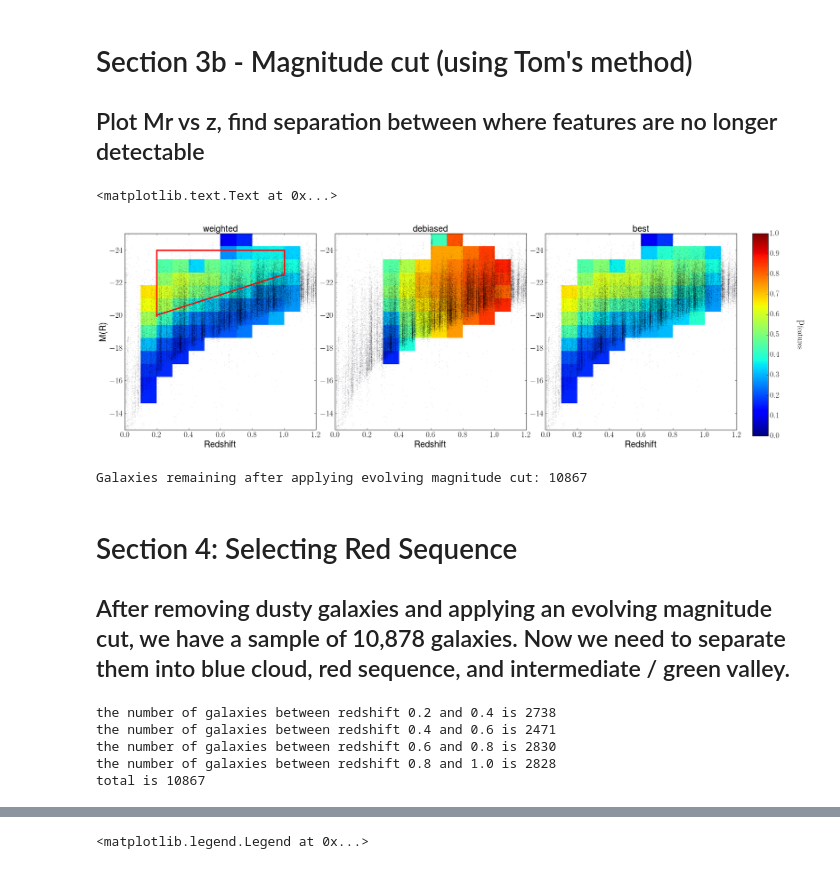
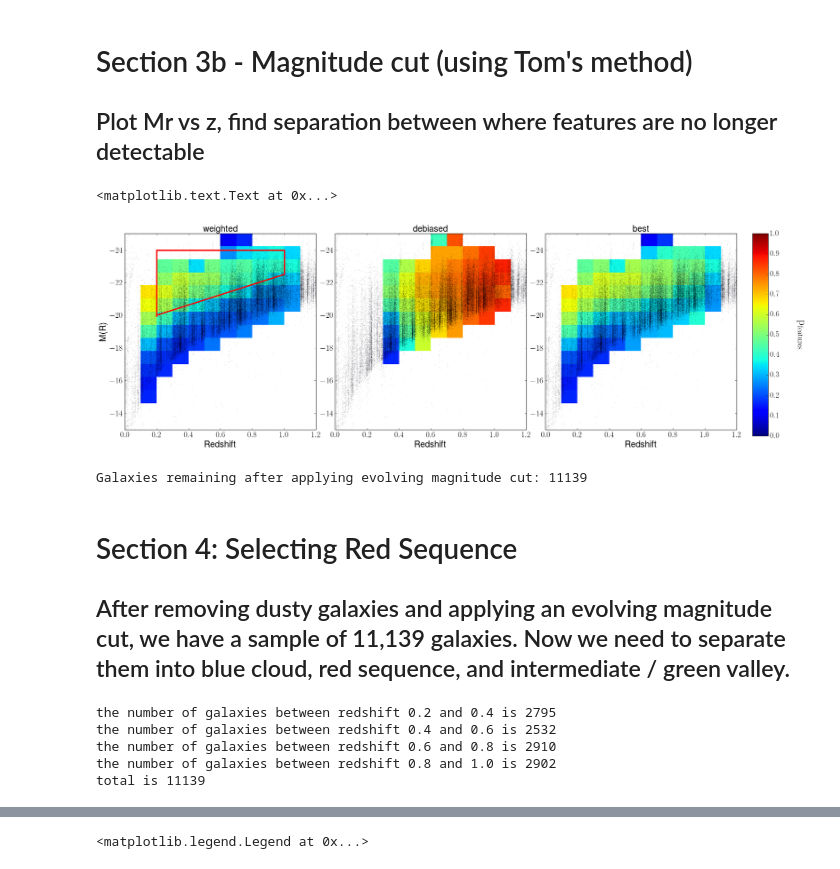
Before and after one commit to Mel23/GZ_Hubble_Science, a Jupyter notebook: Red_Disk_Fraction/red_disks.ipynb, the cells around one changed output, grey strips where cells are left out. Cells and saved outputs as stored; diff of their text form; code cells hidden in the pictures.

```diff
--- a/Red_Disk_Fraction/red_disks.ipynb
+++ b/Red_Disk_Fraction/red_disks.ipynb
@@ -44,8 +49,8 @@ data_8_1 = (data['Z']>0.8) & (data['Z']<=1) #& (data['t01_smooth_or_features_a02
 # %%
-data_2_4_red = (data['Z']>=0.2) & (data['Z']<=.4) & (data['MNUV']-data['MR']>4) & (data['MNUV']-data['MR']<(1.6+2.2*(data['MR']-data['MJ'])))
-data_4_6_red = (data['Z']>0.4) & (data['Z']<=.6) & (data['MNUV']-data['MR']>4) & (data['MNUV']-data['MR']<1.6+2.2*(data['MR']-data['MJ']))
-data_6_8_red = (data['Z']>0.6) & (data['Z']<=.8) & (data['MNUV']-data['MR']>4) & (data['MNUV']-data['MR']<1.6+2.2*(data['MR']-data['MJ']))
-data_8_1_red = (data['Z']>0.8) & (data['Z']<=1) & (data['MNUV']-data['MR']>4) & (data['MNUV']-data['MR']<1.6+2.2*(data['MR']-data['MJ']))
+data_2_4_red = (data[z]>=0.2) & (data[z]<=.4) & (data['MNUV']-data['MR']>4) & (data['MNUV']-data['MR']<(1.6+2.2*(data['MR']-data['MJ'])))
+data_4_6_red = (data[z]>0.4) & (data[z]<=.6) & (data['MNUV']-data['MR']>4) & (data['MNUV']-data['MR']<1.6+2.2*(data['MR']-data['MJ']))
+data_6_8_red = (data[z]>0.6) & (data[z]<=.8) & (data['MNUV']-data['MR']>4) & (data['MNUV']-data['MR']<1.6+2.2*(data['MR']-data['MJ']))
+data_8_1_red = (data[z]>0.8) & (data[z]<=1) & (data['MNUV']-data['MR']>4) & (data['MNUV']-data['MR']<1.6+2.2*(data['MR']-data['MJ']))
 # %%
 mpl.rcParams['xtick.labelsize'] = 18
 mpl.rcParams['ytick.labelsize'] = 18
@@ -87,18 +92,3 @@ The number of galaxies after removing dusty galaxies is 50460
 # %% [markdown]
 # Section 3a - Surface Brightness Cut
 ## I'm not sure exactly what the best route is here - magnitude or surface brightness. Will try both for now?
-# %%
-mpl.rcParams['xtick.labelsize'] = 18
-mpl.rcParams['ytick.labelsize'] = 18
-
-f=plt.figure(figsize=(6,6))
-gs=gridspec.GridSpec(1,1)
-
-ax=plt.subplot(gs[0,0])
-hist,xedges,yedges=np.histogram2d(data[data_2_1]['Z'],data[data_2_1]['MU_HI'],range=((.2,1),(18,26)))
-extent=[xedges[0],xedges[-1],yedges[0],yedges[-1]]
-plt.imshow(hist.T,origin='lower',interpolation='nearest',extent=extent,aspect='auto',cmap=cm.Blues)
-plt.colorbar()
-plt.axhline(y=22.5,ls='dashed',color='k',lw=3)
-plt.xlabel('redshift',fontsize=20)
-plt.ylabel('MU~HI',fontsize=20)
@@ -119,12 +154,12 @@ def zHist3D(xedges,yedges,the_data,colorhist,p):
     newmatrix = np.zeros(shape=(len(yedges)-1,len(xedges)-1))
     for i in range(0,len(yedges)-1):
         for j in range(0,len(xedges)-1):
-            data_i_j = (the_data['MR']>=yedges[i]) & (the_data['MR'] < yedges[i+1]) & (the_data['Z']>=xedges[j]) & (the_data['Z']<xedges[j+1])
+            data_i_j = (the_data['MR']>=yedges[i]) & (the_data['MR'] < yedges[i+1]) & (the_data[z]>=xedges[j]) & (the_data[z]<xedges[j+1])
             newmatrix[i,j]=np.nanmean(the_data[data_i_j][p])
     newmatrix=ma.masked_where(colorhist.T<50,newmatrix)
     return newmatrix
 # %%
-maghist,xedges,yedges = np.histogram2d(data['Z'],data['MR'],range=((.1,1.1),(-25,-13)),bins=(10,15))
+maghist,xedges,yedges = np.histogram2d(data[z],data['MR'],range=((.1,1.1),(-25,-13)),bins=(10,15))
 extent=[xedges[0],xedges[-1],yedges[0],yedges[-1]]
 this_hist_weighted=zHist3D(xedges,yedges,data,maghist,'t01_smooth_or_features_a02_features_or_disk_weighted_fraction')
 this_hist_debiased=zHist3D(xedges,yedges,data[correctable_data],maghist,'t01_smooth_or_features_a02_features_or_disk_debiased_fraction')
@@ -140,7 +175,7 @@ gs=gridspec.GridSpec(1,3)
 gs.update(wspace=.1,hspace=0)
 
 ax1=plt.subplot(gs[0,0])
-plt.scatter(data['Z'],data['MR'],s=.1,alpha=.2)
+plt.scatter(data[z],data['MR'],s=.1,alpha=.2)
 plt.imshow(this_hist_weighted,origin='lower',extent=extent,interpolation='nearest',vmin=0,vmax=1,aspect='auto',cmap=cmap)
 x=np.linspace(.2,1,10)
 plt.plot(x,-19.375-3.125*x,c='r',lw=3)
@@ -151,35 +186,35 @@ plt.axvline(x=1,ymin=.8,ymax=.91,lw=3,c='r')
 
 
 plt.xlim(0,1.2)
 plt.ylim(-25,-13)
 plt.xlabel('Redshift',fontsize=20)
 plt.ylabel('M(R)',fontsize=20)
 plt.title('weighted',fontsize=20)
 plt.gca().invert_yaxis()
 
 ax2=plt.subplot(gs[0,1])
-plt.scatter(data['Z'],data['MR'],s=.1,alpha=.2)
+plt.scatter(data[z],data['MR'],s=.1,alpha=.2)
 plt.imshow(this_hist_debiased,origin='lower',extent=extent,interpolation='nearest',vmin=0,vmax=1,aspect='auto',cmap=cmap)
 plt.xlim(0,1.2)
 plt.ylim(-25,-13)
 plt.xlabel('Redshift',fontsize=20)
 plt.title('debiased',fontsize=20)
 plt.gca().invert_yaxis()
 
 ax3=plt.subplot(gs[0,2])
-plt.scatter(data['Z'],data['MR'],s=.1,alpha=.2)
+plt.scatter(data[z],data['MR'],s=.1,alpha=.2)
 im=plt.imshow(this_hist_best,origin='lower',extent=extent,interpolation='nearest',vmin=0,vmax=1,aspect='auto',cmap=cmap)
 plt.xlim(0,1.2)
 plt.ylim(-25,-13)
 plt.xlabel('Redshift',fontsize=20)
 plt.title('best',fontsize=20)
 plt.gca().invert_yaxis()
 
 cbar_ax = f.add_axes([0.92, 0.1, 0.02, 0.8])
 f.colorbar(im, cax=cbar_ax)
 f.text(0.98, 0.5, r'$\mathrm{p_{features}}$', ha='center', va='center', rotation=270,fontsize=25)
 # %% [output]
 <matplotlib.text.Text at 0x...>
-[figure, old version]
+[figure, new version]
 # %%
 #Define magnitude cut:
@@ -187,11 +222,11 @@ mag_cut = (data['MR'] < -19.375-3.125*data['Z'] ) & (data['MR']>-24)
 # %%
-new_sample_mag_limited = (data['Z']>=.2) & (data['Z']<1) & red_cut & mag_cut
+new_sample_mag_limited = (data[z]>=.2) & (data[z]<1) & red_cut & mag_cut
 print 'Galaxies remaining after applying evolving magnitude cut: %s'%len(data[new_sample_mag_limited])
 # %% [output]
-Galaxies remaining after applying evolving magnitude cut: 10867
+Galaxies remaining after applying evolving magnitude cut: 11139
 # %% [markdown]
 # Section 4: Selecting Red Sequence
-## After removing dusty galaxies and applying an evolving magnitude cut, we have a sample of 10,878 galaxies. Now we need to separate them into blue cloud, red sequence, and intermediate / green valley.
+## After removing dusty galaxies and applying an evolving magnitude cut, we have a sample of 11,139 galaxies. Now we need to separate them into blue cloud, red sequence, and intermediate / green valley.
 # %%
 #separate data into bins of fixed redshift, of width dz
 z_min=.2
@@ -204,14 +239,14 @@ for z in range(0,len(z_edges)-1):
 # %%
 t=0
-for z in range(0,len(z_edges)-1):
-    print 'the number of galaxies between redshift %s and %s is %s' %(z_edges[z],z_edges[z+1],len(data[redshift_bin_dct[z_edges[z],z_edges[z+1]]]))
-    t+=len(data[redshift_bin_dct[z_edges[z],z_edges[z+1]]])
+for i in range(0,len(z_edges)-1):
+    print 'the number of galaxies between redshift %s and %s is %s' %(z_edges[i],z_edges[i+1],len(data[redshift_bin_dct[z_edges[i],z_edges[i+1]]]))
+    t+=len(data[redshift_bin_dct[z_edges[i],z_edges[i+1]]])
 print 'total is %s'%t
 # %% [output]
-the number of galaxies between redshift 0.2 and 0.4 is 2738
-the number of galaxies between redshift 0.4 and 0.6 is 2471
-the number of galaxies between redshift 0.6 and 0.8 is 2830
-the number of galaxies between redshift 0.8 and 1.0 is 2828
-total is 10867
+the number of galaxies between redshift 0.2 and 0.4 is 2795
+the number of galaxies between redshift 0.4 and 0.6 is 2532
+the number of galaxies between redshift 0.6 and 0.8 is 2910
+the number of galaxies between redshift 0.8 and 1.0 is 2902
+total is 11139
 # %%
 data_list=[]
```
Also changed, not shown: parts of 18 cells of this notebook.
